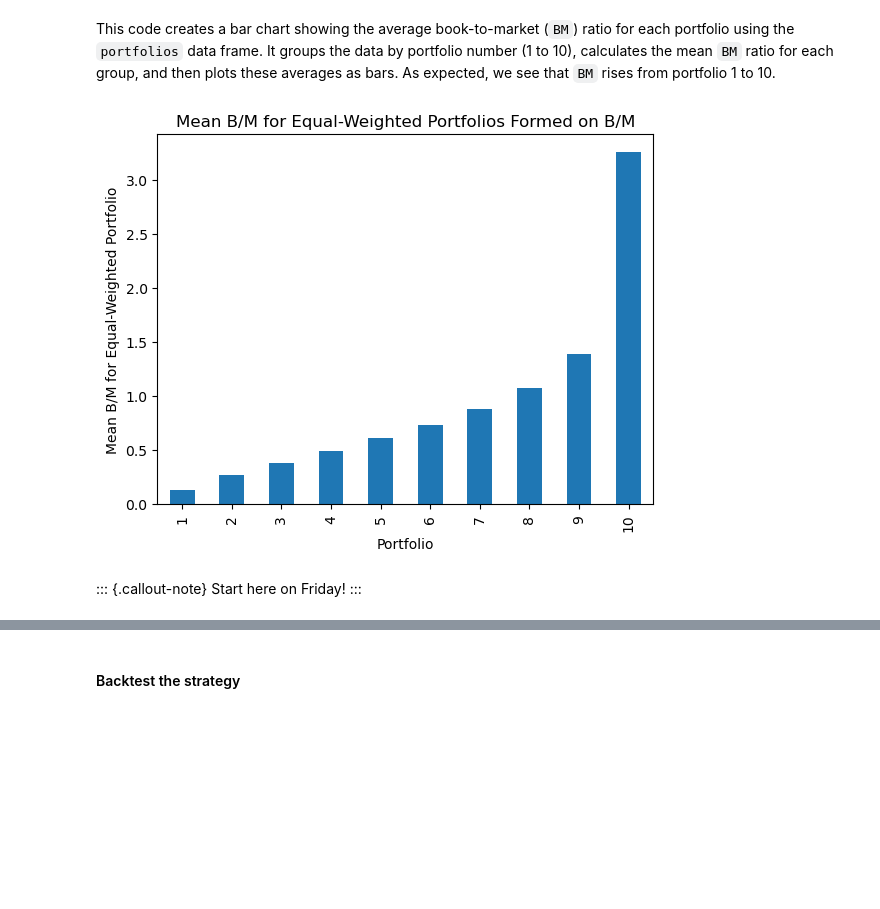
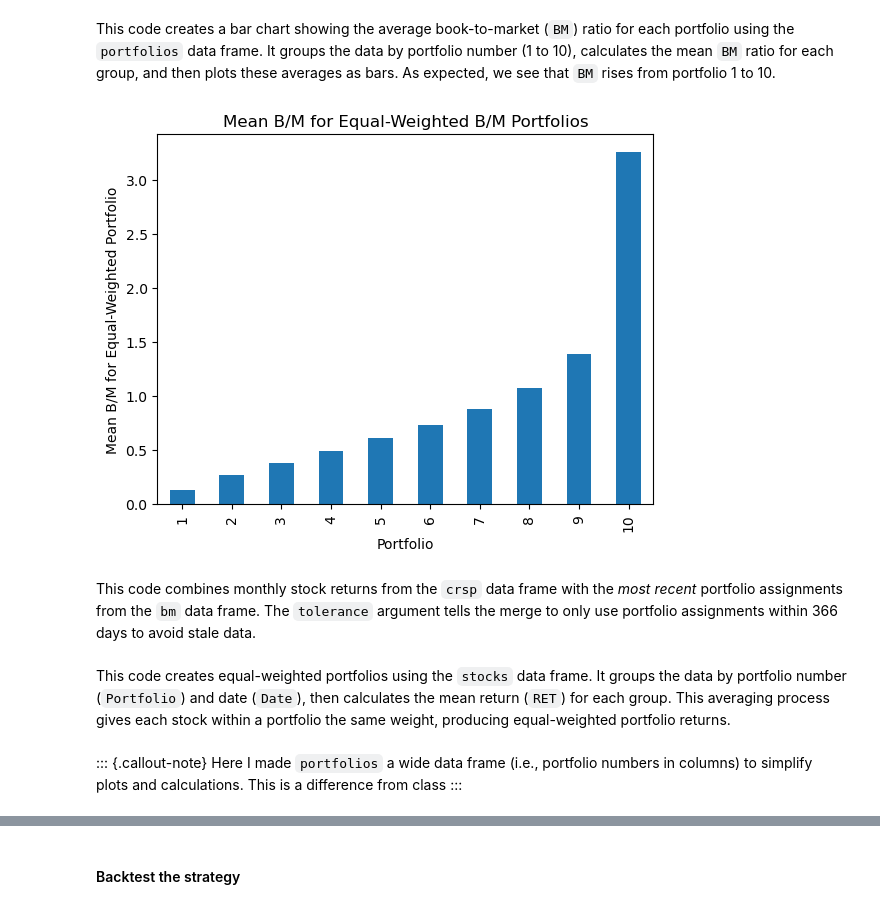
Before and after one commit to richard-herron/fina-6333-2025-spring, a Jupyter notebook: Notebooks/herron_03_practice_02.ipynb, the cells around one changed output, grey strips where cells are left out. Drawn from its saved outputs; the diff is of its cells as text; code cells hidden in the pictures; blank space fills up the shorter version.

```diff
--- a/Notebooks/herron_03_practice_02.ipynb
+++ b/Notebooks/herron_03_practice_02.ipynb
@@ -187,19 +187,19 @@ Next, it calculates the `BM` ratio by dividing book value of equity (`ceq`) by m
 After resetting the index, it shifts the dates forward by 7 months to time the portfolio formation correctly, giving 6 months between `BM` calculation and buying stocks at the end of June to receive July returns.
 Finally, for each date, it sorts the `BM` ratios into 10 equal groups (deciles) and assigns portfolio numbers from 1 to 10.
 # %%
-portfolios = (
+bm = (
     bve
-    .rename_axis(index=['PERMNO', 'Date'])  # Rename index columns for consistency
+    .rename_axis(index=['PERMNO', 'Date'])  # Standardize index names to PERMNO (company ID) and Date for merging
     .join(
-        other=mve.rename_axis(index=['PERMNO', 'Date']),  # Merge with market value data using matching company and date
-        how='inner'                               # Keep only rows where both datasets have data
+        other=mve.rename_axis(index=['PERMNO', 'Date']),  # Combine with market equity data, matching on company and date
+        how='inner'                               # Use inner join to retain only records with both book and market data
     )
-    .assign(BM=lambda x: x['ceq'] / x['ME'])      # Calculate book-to-market ratio (BVE / MVE)
-    .reset_index()                                # Convert index back to columns
+    .reset_index()                                # Flatten the index into columns for easier manipulation
     .assign(
-        Date=lambda x: x['Date'] + pd.offsets.MonthEnd(7),  # Shift date forward 7 months to align with portfolio formation
-        Portfolio=lambda x: x.groupby('Date')['BM'].transform(  # Assign portfolios based on BM quantiles
-            lambda x: 1 + pd.qcut(x=x, q=10, labels=False)  # Split BM into 10 quantiles (0-9), add 1 to get 1-10
+        Date=lambda x: x['Date'] + pd.offsets.MonthEnd(7),  # Shift dates forward 7 months (to June-end) for portfolio timing
+        BM=lambda x: x['ceq'] / x['ME'],                  # Compute book-to-market ratio as common equity over market equity
+        Portfolio=lambda x: x.groupby('Date')['BM'].transform(  # Assign stocks to portfolios based on BM deciles
+            lambda x: 1 + pd.qcut(x=x, q=10, labels=False)  # Divide BM into 10 quantiles (0-9), shift to 1-10 for portfolio IDs
         )
     )
 )
@@ -209,20 +218,19 @@ It groups the data by portfolio number (1 to 10), calculates the mean `BM` ratio
 As expected, we see that `BM` rises from portfolio 1 to 10.
 # %%
 (
-    portfolios
+    bm
     .groupby(by=['Portfolio', 'Date'])  # Group data by portfolio number and date
     ['BM']                              # Select the book-to-market (BM) column
     .mean()                             # Calculate the mean BM for each portfolio-date combination
     .groupby(by='Portfolio')            # Group again by portfolio to average across all dates
     .mean()                             # Calculate the time-averaged mean BM for each portfolio
     .plot(kind='bar')                   # Plot the results as a bar chart
 )
 plt.ylabel('Mean B/M for Equal-Weighted Portfolio')
-plt.title('Mean B/M for Equal-Weighted Portfolios Formed on B/M')
+plt.title('Mean B/M for Equal-Weighted B/M Portfolios')
 plt.show()
 # %% [output]
-[figure, old version]
+[figure, new version]
-# %% [markdown]
-::: {.callout-note}
-Start here on Friday!
-:::
+# %% [markdown]
+This code combines monthly stock returns from the `crsp` data frame with the _most recent_ portfolio assignments from the `bm` data frame.
+The `tolerance` argument tells the merge to only use portfolio assignments within 366 days to avoid stale data.
@@ -228,0 +252,9 @@ Start here on Friday!
+# %% [markdown]
+This code creates equal-weighted portfolios using the `stocks` data frame.
+It groups the data by portfolio number (`Portfolio`) and date (`Date`), then calculates the mean return (`RET`) for each group.
+This averaging process gives each stock within a portfolio the same weight, producing equal-weighted portfolio returns.
+# %% [markdown]
+::: {.callout-note}
+Here I made `portfolios` a wide data frame (i.e., portfolio numbers in columns) to simplify plots and calculations.
+This is a difference from class
+:::
```
Also changed, not shown: parts of 41 cells of this notebook, 7 other files.
